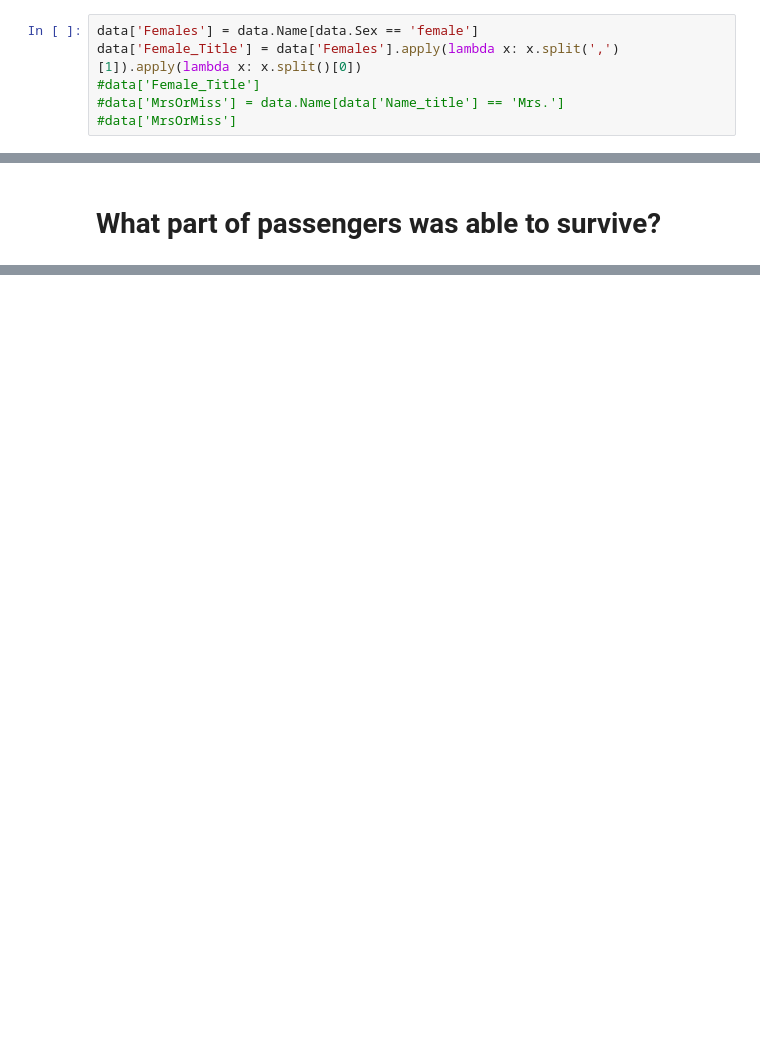
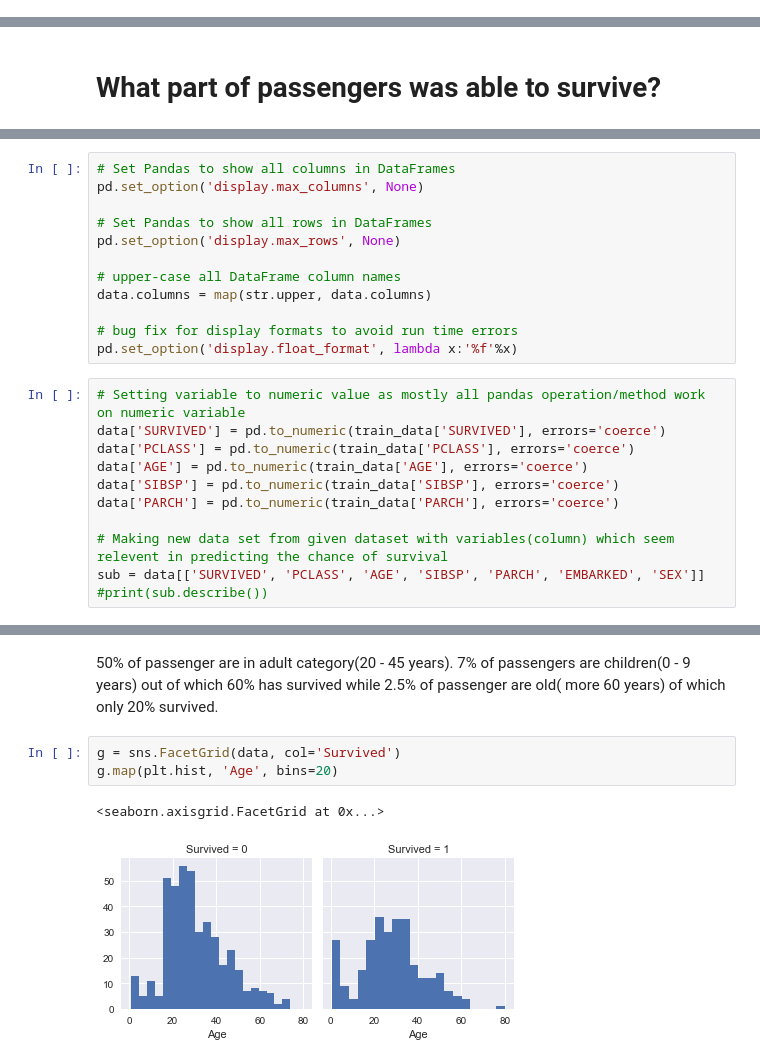
Before and after one commit to Lizyamba/Elizaveta-Vostrikova, a Jupyter notebook: Lab #1 Intoduction to instruments.ipynb, the cells around one changed output, grey strips where cells are left out. Cells and saved outputs as stored; diff of their text form; blank space fills up the shorter version.

```diff
--- a/Lab #1 Intoduction to instruments.ipynb
+++ b/Lab #1 Intoduction to instruments.ipynb
@@ -185,6 +99,0 @@ Name: Female_names, dtype: object
-# %%
-data['Females'] = data.Name[data.Sex == 'female']
-data['Female_Title'] = data['Females'].apply(lambda x: x.split(',')[1]).apply(lambda x: x.split()[0])
-#data['Female_Title']
-#data['MrsOrMiss'] = data.Name[data['Name_title'] == 'Mrs.']
-#data['MrsOrMiss']
@@ -290,0 +227,23 @@ pd.crosstab(data['Name_Title'],data['Pclass'])
+# %%
+# Set Pandas to show all columns in DataFrames
+pd.set_option('display.max_columns', None)
+
+# Set Pandas to show all rows in DataFrames
+pd.set_option('display.max_rows', None)
+
+# upper-case all DataFrame column names
+data.columns = map(str.upper, data.columns)
+
+# bug fix for display formats to avoid run time errors
+pd.set_option('display.float_format', lambda x:'%f'%x)
+# %%
+# Setting variable to numeric value as mostly all pandas operation/method work on numeric variable
+data['SURVIVED'] = pd.to_numeric(train_data['SURVIVED'], errors='coerce')
+data['PCLASS'] = pd.to_numeric(train_data['PCLASS'], errors='coerce')
+data['AGE'] = pd.to_numeric(train_data['AGE'], errors='coerce')
+data['SIBSP'] = pd.to_numeric(train_data['SIBSP'], errors='coerce')
+data['PARCH'] = pd.to_numeric(train_data['PARCH'], errors='coerce')
+
+# Making new data set from given dataset with variables(column) which seem relevent in predicting the chance of survival
+sub = data[['SURVIVED', 'PCLASS', 'AGE', 'SIBSP', 'PARCH', 'EMBARKED', 'SEX']]
+#print(sub.describe())
@@ -290,0 +361,8 @@ pd.crosstab(data['Name_Title'],data['Pclass'])
+# %% [markdown]
+50% of passenger are in adult category(20 - 45 years). 7% of passengers are children(0 - 9 years) out of which 60% has survived while 2.5% of passenger are old( more 60 years) of which only 20% survived.
+# %%
+g = sns.FacetGrid(data, col='Survived')
+g.map(plt.hist, 'Age', bins=20)
+# %% [output]
+<seaborn.axisgrid.FacetGrid at 0x...>
+[figure, added]
```
Also changed, not shown: parts of 22 cells of this notebook.
